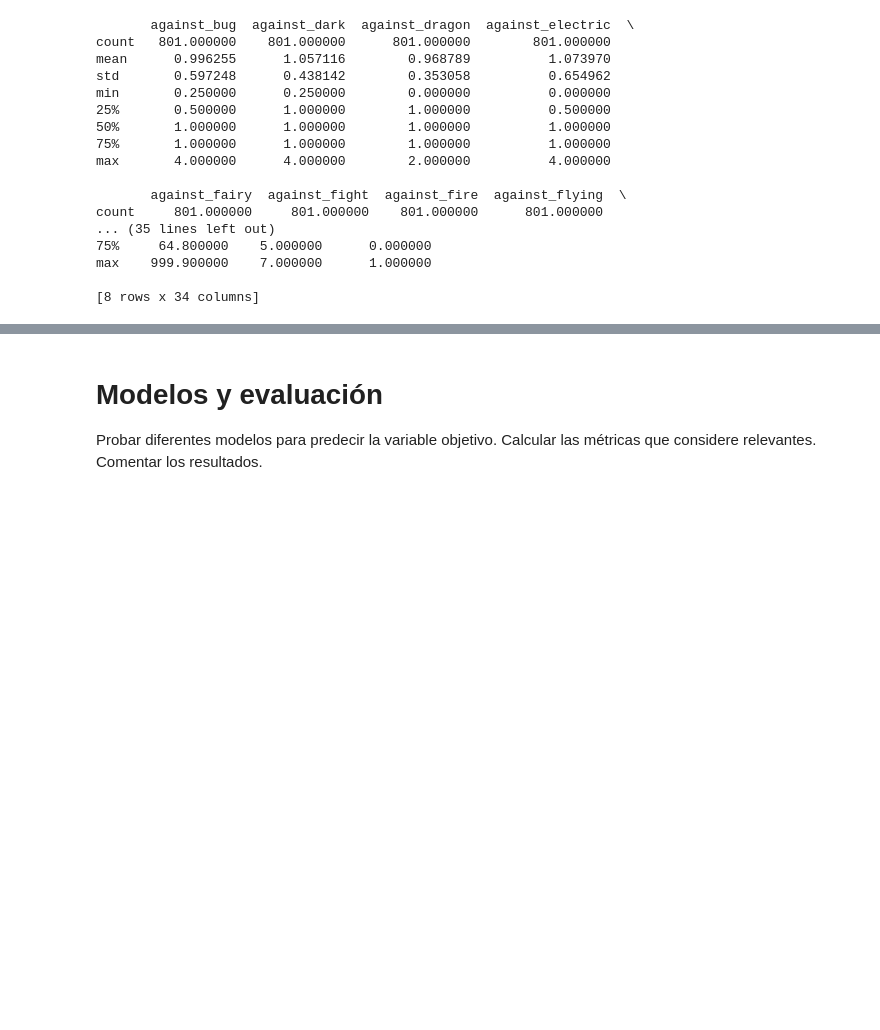
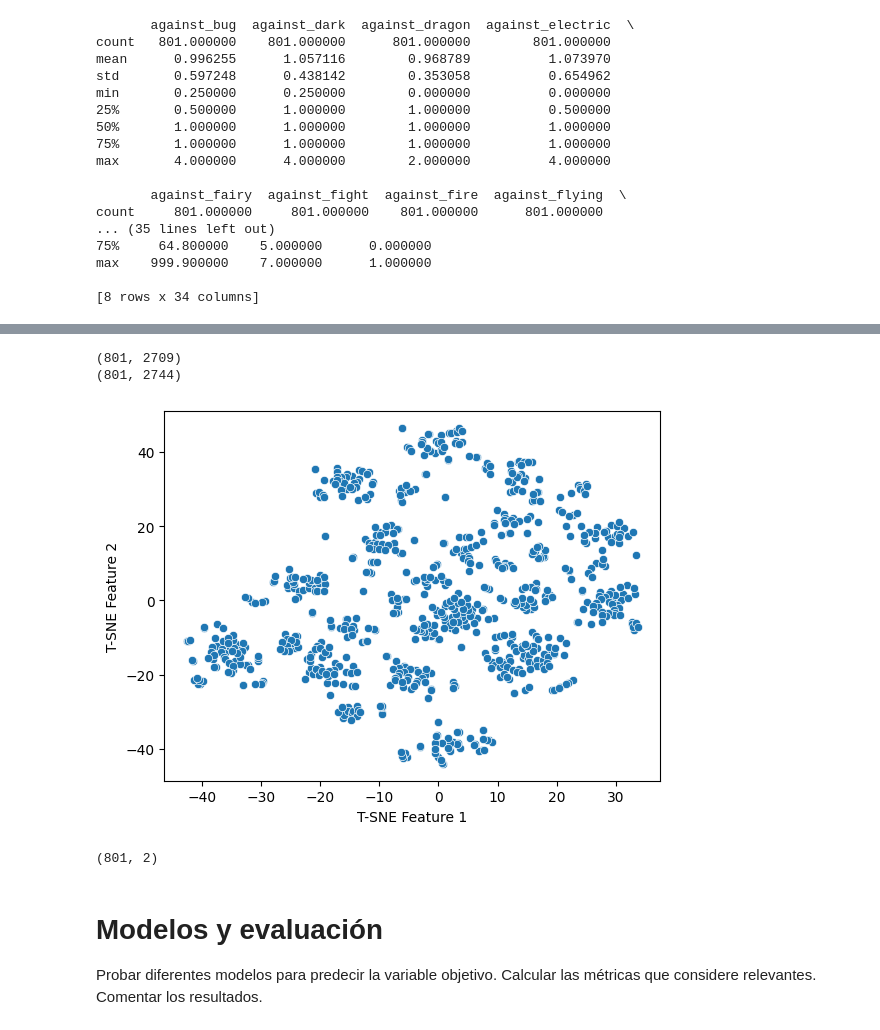
Before and after one commit to raczki/intro_ia, a Jupyter notebook: template_tp_integrador_dataset.ipynb, the cells around one changed output, grey strips where cells are left out. Drawn from its saved outputs; the diff is of its cells as text; code cells hidden in the pictures; blank space fills up the shorter version.

```diff
--- a/template_tp_integrador_dataset.ipynb
+++ b/template_tp_integrador_dataset.ipynb
@@ -197,4 +270,0 @@ NameError: name 'sns' is not defined
-# %%
-# Identificar y eliminar variables irrelevantes o redundantes
-irrelevant_cols = ['Name', 'Type 1', 'Type 2', 'Generation', 'Legendary']
-data = data.drop(columns=irrelevant_cols)
@@ -231,0 +302,8 @@ processed_data[target] = data[target]
+# %%
+# Escalar datos
+scaler = StandardScaler()
+num_data2 = scaler.fit_transform(num_data2)
+num_data2 = pd.DataFrame(num_data2, columns=num_data.columns)
+
+# Revisar las estadísticas básicas del dataframe
+print(num_data2.describe())
@@ -232,6 +328,40 @@ processed_data[target] = data[target]
+# %%
+# Onehotencoder
+ohe = OneHotEncoder()
+encoded_data = ohe.fit_transform(cat_data)
+encoded_data_df = pd.DataFrame(encoded_data.toarray(), columns=ohe.get_feature_names_out(cat_data.columns))
+print(encoded_data_df.shape)
+
+# Data final
+processed_data = pd.concat([data[target], num_data2, encoded_data_df], axis=1)
+
+print(processed_data.shape)
+# %% [output]
+(801, 2709)
+(801, 2744)
 # %%
 # Guardar los datos procesados en un archivo CSV
 processed_data.to_csv('Pokemon_processed.csv', index=False)
+# %%
+X = processed_data.drop(target, axis=1)
+y = processed_data[target]
+
+# Reducir la dimensionalidad con T-SNE para visualización
+tsne = TSNE(n_components=2, random_state=42)
+tsne_data = tsne.fit_transform(X)
+
+sns.scatterplot(x=tsne_data[:,0], y=tsne_data[:,1])
+plt.xlabel('T-SNE Feature 1')
+plt.ylabel('T-SNE Feature 2')
+plt.show()
+
+print(tsne_data.shape)
+
+tsne_data_export = pd.concat([pd.Series(y), pd.DataFrame(tsne_data)], axis=1)
+tsne_data_export.to_csv('tsne_data_export.csv', index=False)
+# %% [output]
+[figure, added]
+(801, 2)
 # %% [markdown]
 # Modelos y evaluación
 Probar diferentes modelos para predecir la variable objetivo. Calcular las métricas que considere relevantes. Comentar los resultados.
```
Also changed, not shown: parts of 23 cells of this notebook, 4 other files.
